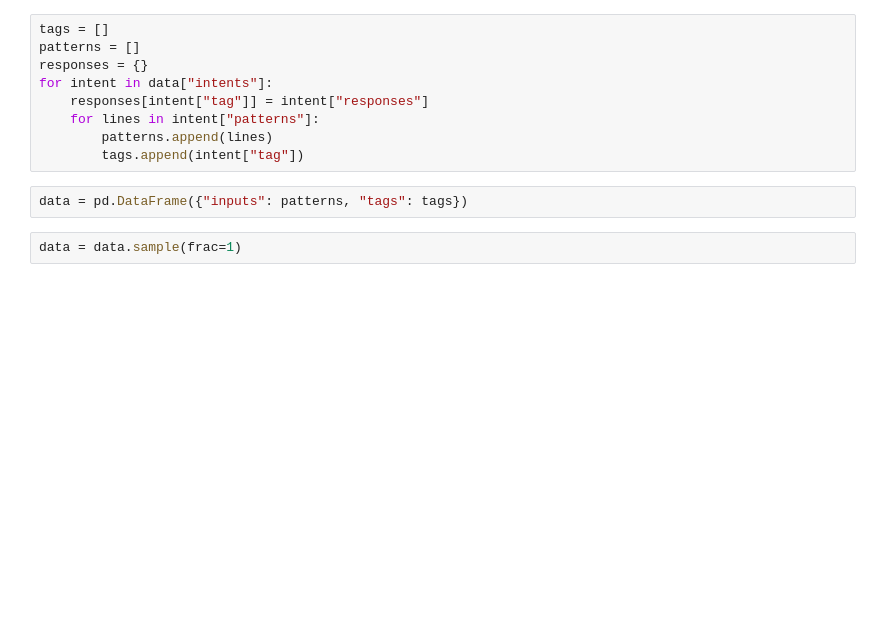
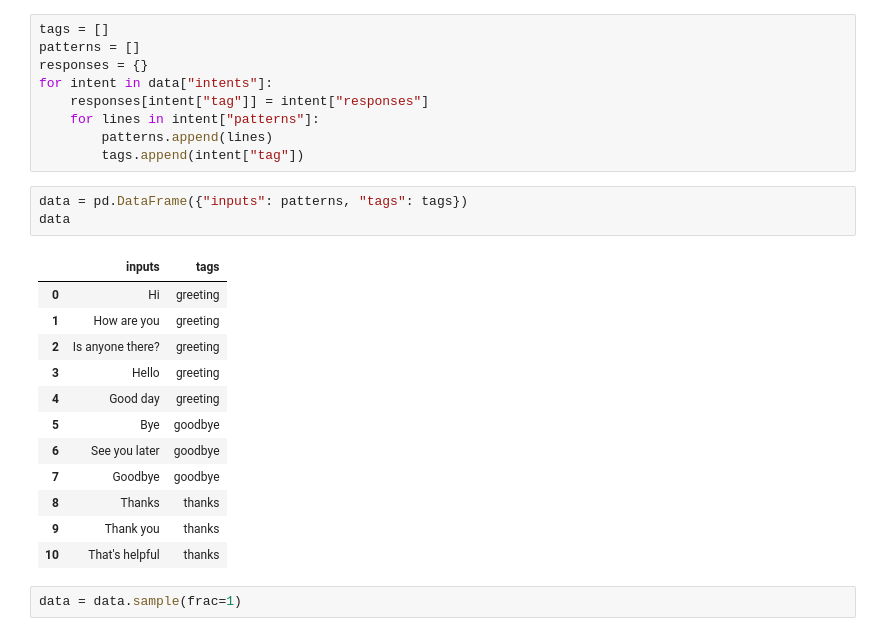
Before and after one commit to Akinleyejoshua/chatbot, a Jupyter notebook: chatbot.ipynb, the cells around one changed output. Cells and saved outputs as stored; diff of their text form; blank space fills up the shorter version.

```diff
--- a/chatbot.ipynb
+++ b/chatbot.ipynb
@@ -23,6 +23,20 @@ for intent in data["intents"]:
         tags.append(intent["tag"])
 # %%
 data = pd.DataFrame({"inputs": patterns, "tags": tags})
+data
+# %% [output]
+|  | inputs | tags |
+| 0 | Hi | greeting |
+| 1 | How are you | greeting |
+| 2 | Is anyone there? | greeting |
+| 3 | Hello | greeting |
+| 4 | Good day | greeting |
+| 5 | Bye | goodbye |
+| 6 | See you later | goodbye |
+| 7 | Goodbye | goodbye |
+| 8 | Thanks | thanks |
+| 9 | Thank you | thanks |
+| 10 | That's helpful | thanks |
 # %%
 data = data.sample(frac=1)
 # %%
```
Also changed, not shown: parts of 7 cells of this notebook.
